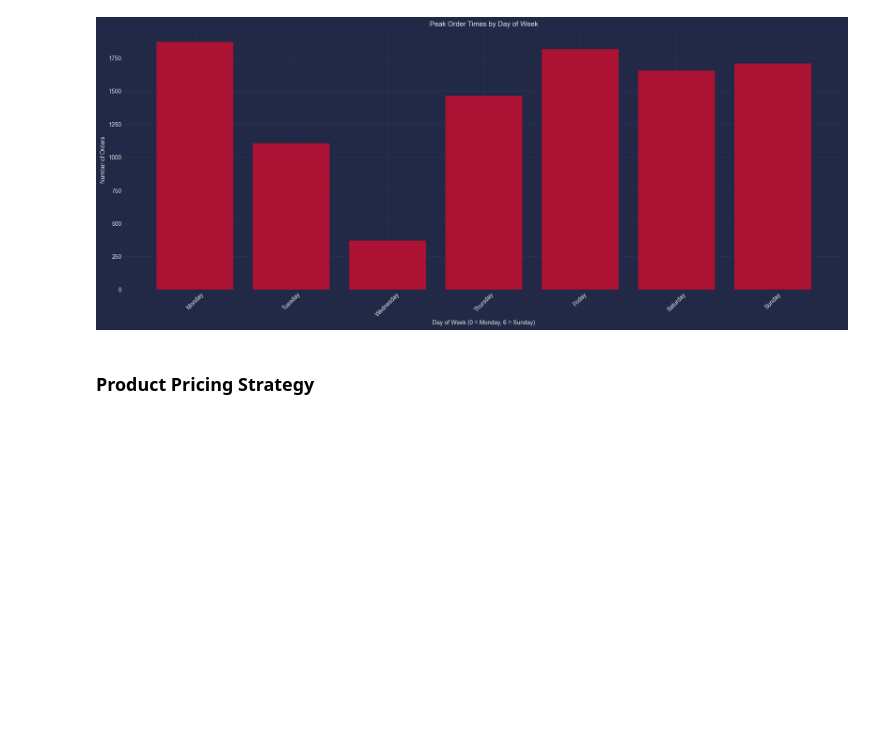
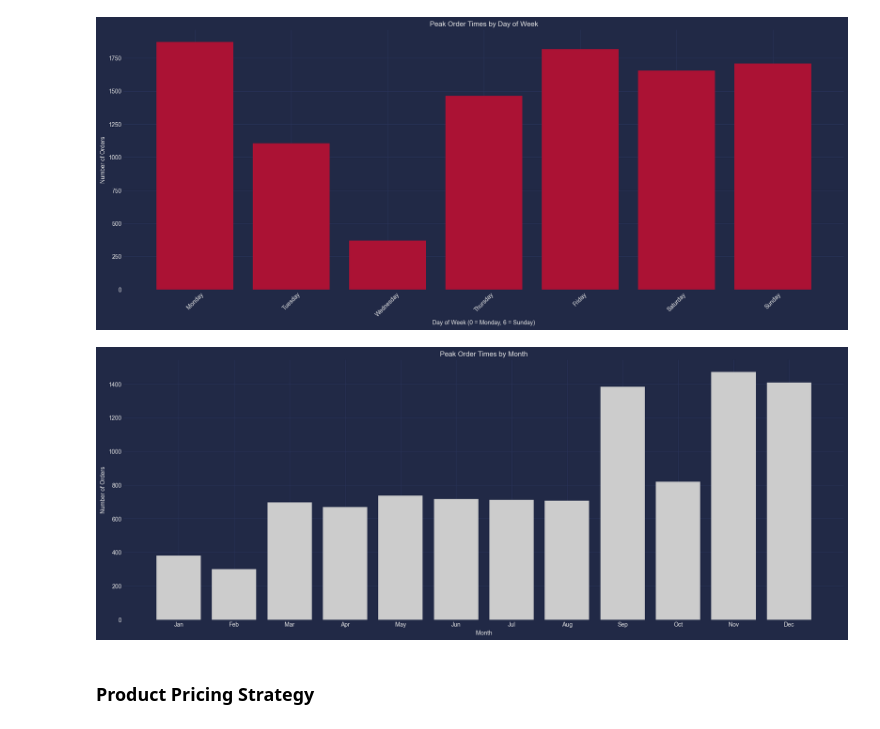
Before and after one commit to MahmoudNamNam/Data-Analysis-Projects, a Jupyter notebook: SuperStore/SuperStore.ipynb, the cells around one changed output. Drawn from its saved outputs; the diff is of its cells as text; code cells hidden in the pictures; blank space fills up the shorter version.

```diff
--- a/SuperStore/SuperStore.ipynb
+++ b/SuperStore/SuperStore.ipynb
@@ -1466,6 +1456,18 @@ plt.grid(True)
 plt.show()
 # %% [output]
 [figure]
+# %%
+orders_by_month = df['Order Month'].value_counts().sort_index()
+
+plt.bar(orders_by_month.index, orders_by_month.values, color='#cccf')
+plt.title('Peak Order Times by Month')
+plt.xlabel('Month')
+plt.ylabel('Number of Orders')
+plt.xticks(range(1, 13), ['Jan', 'Feb', 'Mar', 'Apr', 'May', 'Jun', 'Jul', 'Aug', 'Sep', 'Oct', 'Nov', 'Dec'])
+plt.grid(True)
+plt.show()
+# %% [output]
+[figure, added]
 # %% [markdown]
 ### Product Pricing Strategy
 # %% [markdown]
```
Also changed, not shown: parts of 7 cells of this notebook.
